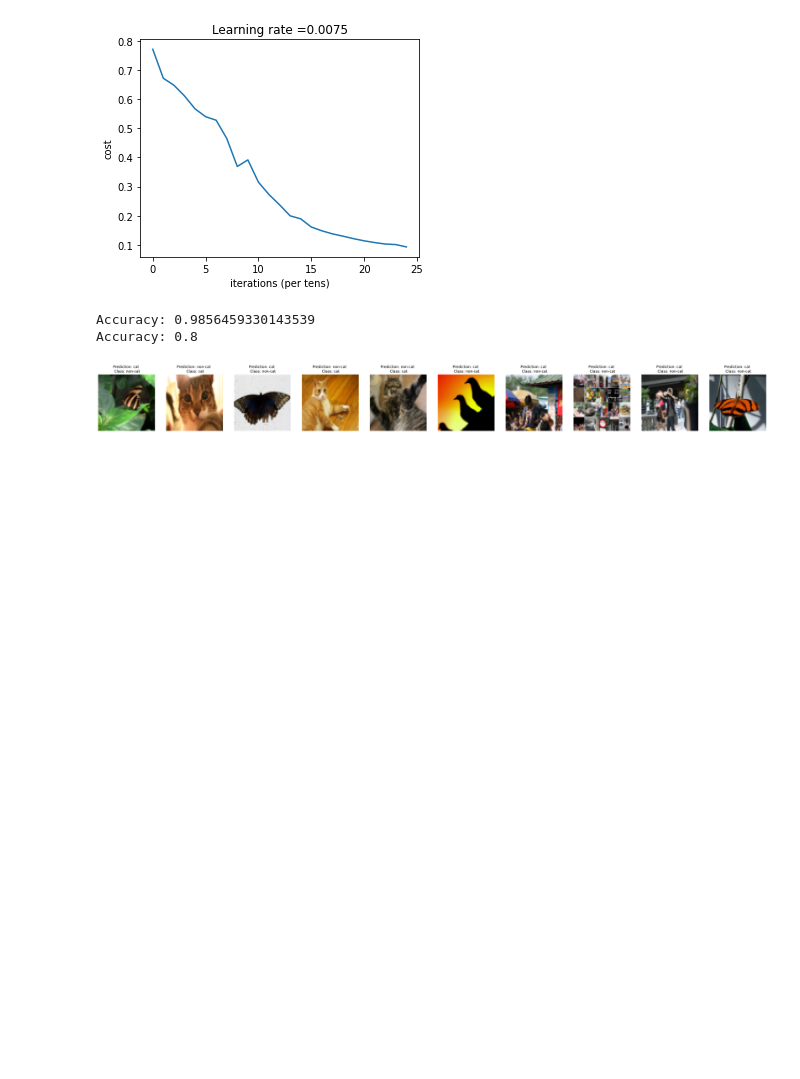
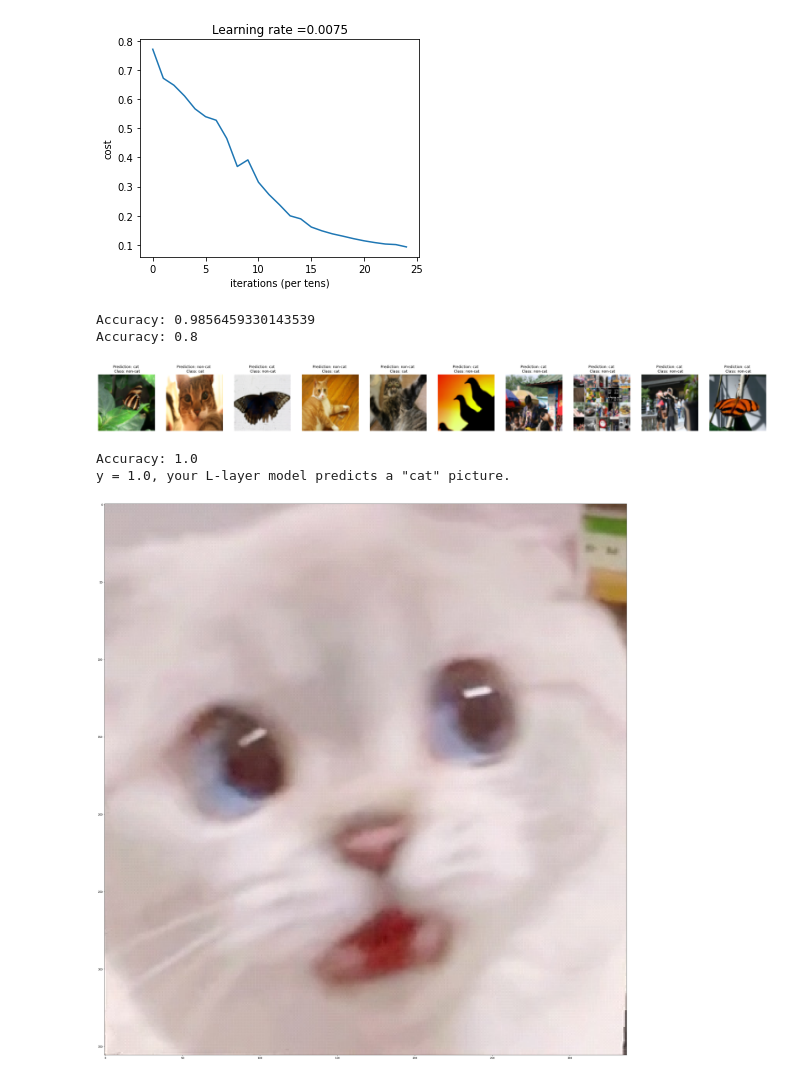
Before and after one commit to yor1ck61c/dl_start, a Jupyter notebook: dl_homework/lesson_1/week_4/graph_divide.ipynb, the cells around one changed output. Cells and saved outputs as stored; diff of their text form; code cells hidden in the pictures; blank space fills up the shorter version.

```diff
--- a/dl_homework/lesson_1/week_4/graph_divide.ipynb
+++ b/dl_homework/lesson_1/week_4/graph_divide.ipynb
@@ -244,3 +244,20 @@ Accuracy: 0.8
 print_mislabeled_images(classes, test_x, test_y, pred_test)
 # %% [output]
 [figure]
+# %%
+## START CODE HERE ##
+my_image = "E:/VSCodeWorkSpace/dl_start/dl_homework/lesson_1/week_4/img/cat3.jpg" # change this to the name of your image file
+my_label_y = [1] # the true class of your image (1 -> cat, 0 -> non-cat)
+## END CODE HERE ##
+
+fname = my_image
+image = np.array(plt.imread(fname))
+my_image = np.array(Image.fromarray(image).resize(size=(num_px,num_px))).reshape((num_px*num_px*3,1))
+my_predicted_image = predict(my_image, my_label_y, parameters)
+
+plt.imshow(image)
+print ("y = " + str(np.squeeze(my_predicted_image)) + ", your L-layer model predicts a \"" + classes[int(np.squeeze(my_predicted_image)),].decode("utf-8") +  "\" picture.")
+# %% [output]
+Accuracy: 1.0
+y = 1.0, your L-layer model predicts a "cat" picture.
+[figure, added]
```
